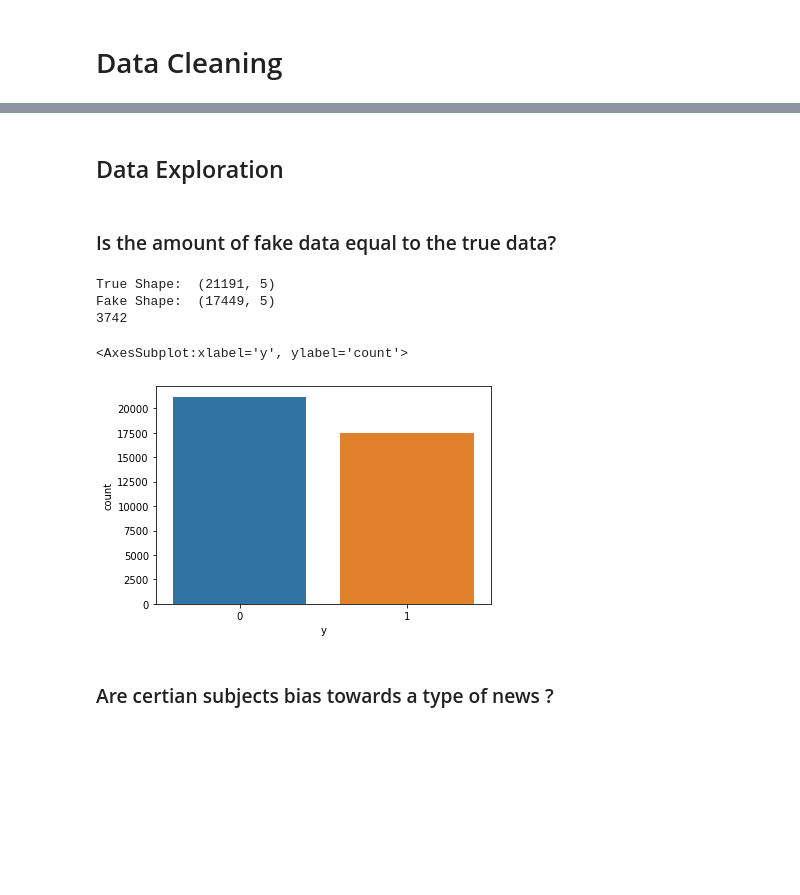
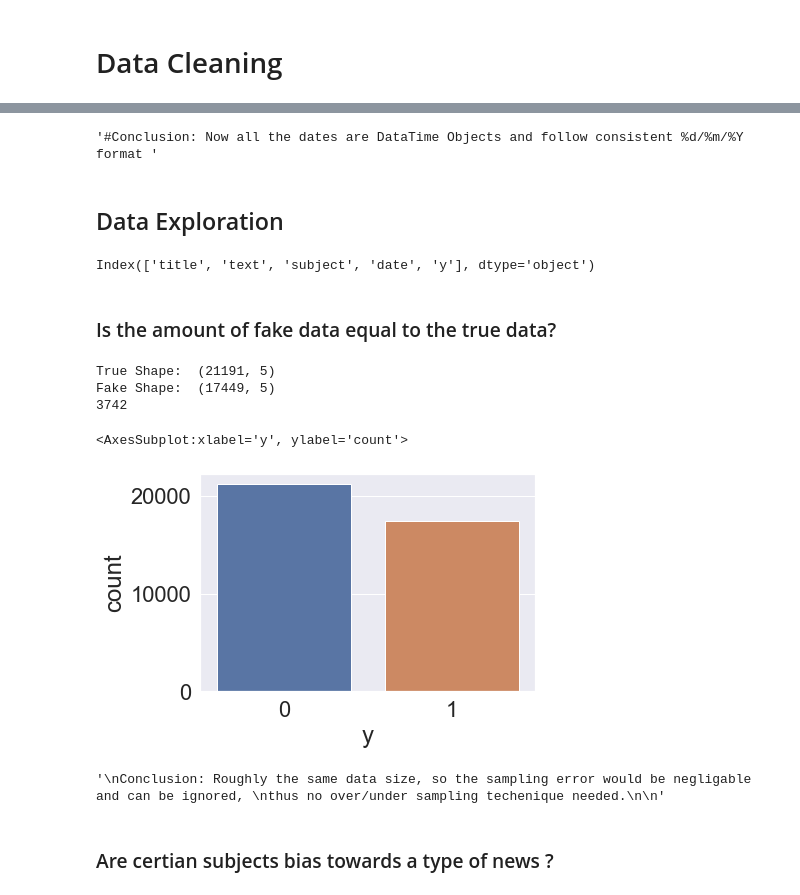
Before and after one commit to DataStroke99/iecoe-sg-technical-interview, a Jupyter notebook: submit/AdityaBhadkamkar_code_test.ipynb, the cells around one changed output, grey strips where cells are left out. Cells and saved outputs as stored; diff of their text form; code cells hidden in the pictures; blank space fills up the shorter version.

```diff
--- a/submit/AdityaBhadkamkar_code_test.ipynb
+++ b/submit/AdityaBhadkamkar_code_test.ipynb
@@ -113,8 +123,5 @@ dtype: int64
 # %%
-
-
 '''
-
 # Correct Date Data
 
 Date coulumn would be important for data exploration,
@@ -129,14 +136,20 @@ thus need to make sure its format is consistent and their is no noise present in
 
 
 '''
-Conclusion -
+Conclusion:
 - It can be noticed that there is  is white space in each value need to remove it
 - It can be noticed that some values are not dates and can be considered noise
 '''
 
 
+
+
+
 # Remove Whitespace
 df['date'] = df['date'].str.strip()
+
+
+
 
 
 
@@ -154,16 +167,26 @@ for i in range(0,12):
 # - Check length and remove rows which have more characters than regular date data
 #print(df[df['date'].str.len() >12])
 df.drop(df[df['date'].str.len() >12].index, inplace=True)
+df['date']
+
+
+
+
+
+
+
 
 #Convert to date_time object
 
-#df['date'] = pd.to_datetime(df['date'], format='%d/%m/%Y', errors='coerce')
+df['date'] = df['date'].apply(lambda x: pd.to_datetime(x).strftime('%d/%m/%Y'))
 
 
-#df['date'] = df['date'].to_string()
+'''#Conclusion: Now all the dates are DataTime Objects and follow consistent %d/%m/%Y format '''
 
 
 
-#Conclusion -
+#Create New Date related features for easier plotting
+# %% [output]
+'#Conclusion: Now all the dates are DataTime Objects and follow consistent %d/%m/%Y format '
 # %% [markdown]
 ## Data Exploration
@@ -172,27 +193,31 @@ df.columns
+# %%
+df.columns
+# %% [output]
+Index(['title', 'text', 'subject', 'date', 'y'], dtype='object')
 # %% [markdown]
 ### Is the amount of fake data equal to the true data?
 # %%
 '''Check Class-wise Data Distribution'''
 
 #Check Shape
 
 #Comment on the number of rows in each section and how it may effect classificaiton
 
 true_shape = df.loc[df['y']==0].shape
 fake_shape = df.loc[df['y']==1].shape
 print("True Shape: ",true_shape)
 print("Fake Shape: ",fake_shape)
 
 if true_shape > fake_shape:
     print(true_shape[0] - fake_shape[0])
 else:
     print(fake_shape[0] - true_shape[0])
 
 #Plot Frequency of each class
-sns.countplot(df.y)
+sns.countplot(df['y'])
 # %% [output]
 True Shape:  (21191, 5)
 Fake Shape:  (17449, 5)
 3742
 <AxesSubplot:xlabel='y', ylabel='count'>
-[figure, old version]
+[figure, new version]
@@ -205,3 +224,11 @@ thus no over/under sampling techenique needed.
+# %%
+"""
+Conclusion: Roughly the same data size, so the sampling error would be negligable and can be ignored,
+thus no over/under sampling techenique needed.
+
+"""
+# %% [output]
+'\nConclusion: Roughly the same data size, so the sampling error would be negligable and can be ignored, \nthus no over/under sampling techenique needed.\n\n'
 # %% [markdown]
 ### Are certian subjects bias towards a type of news ?
 # %%
```
Also changed, not shown: parts of 47 cells of this notebook.
